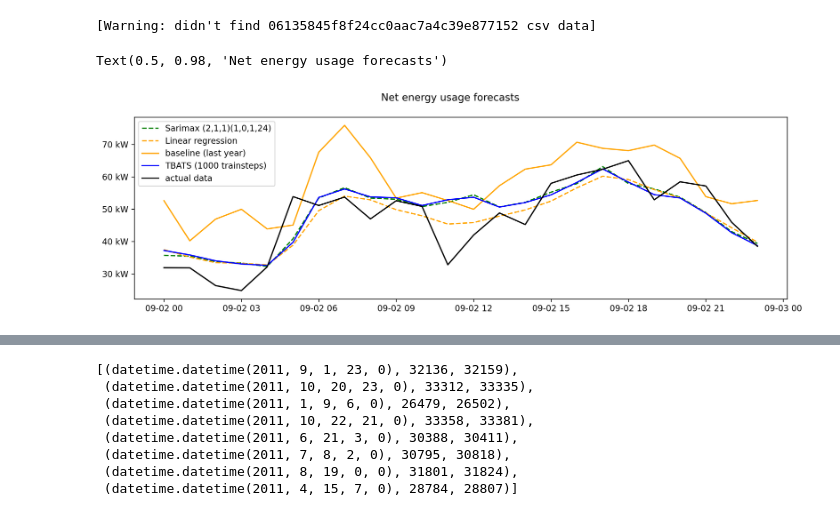
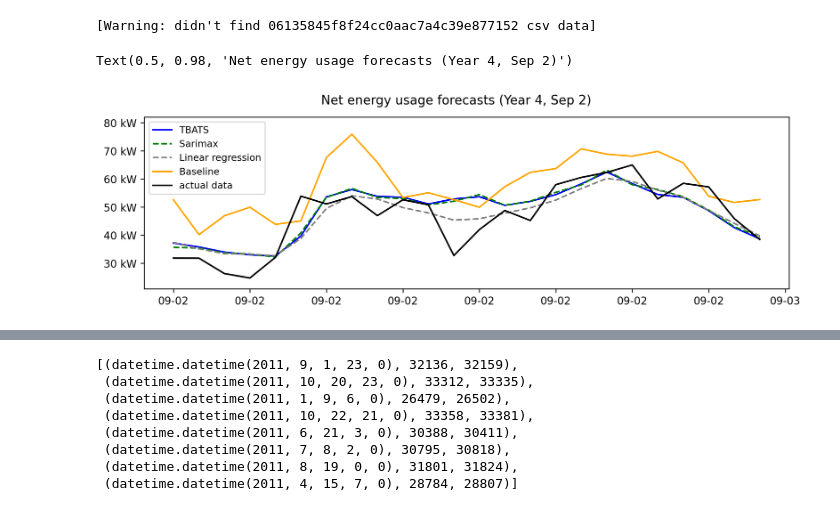
Before and after one commit to erickCantu/TheGreenCitySolutionsGroup, a Jupyter notebook: notebooks/mlflow_evaluation.ipynb, the cells around one changed output, grey strips where cells are left out. Drawn from its saved outputs; the diff is of its cells as text; code cells hidden in the pictures.

```diff
--- a/notebooks/mlflow_evaluation.ipynb
+++ b/notebooks/mlflow_evaluation.ipynb
@@ -68,14 +68,16 @@ df.to_csv("../data/results/evaluation_matrix.csv")
 # %%
 def row_label(df_row):
     if df_row["model"] == "TBATS":
-        if not np.isnan(df_row["train_steps"]):
-            return df_row['model'] + " (" + str(int(df_row['train_steps'])) + " trainsteps)"
-        else:
-            return df_row['model']
+        return df_row['model']
+        #if not np.isnan(df_row["train_steps"]):
+        #    return df_row['model'] + " (" + str(int(df_row['train_steps'])) + " trainsteps)"
+        #else:
+        #    return df_row['model']
     elif df_row["model"] == "sarimax":
-        return df_row["run_name"].capitalize().replace("_", " ")
+        return "Sarimax"
+        # return df_row["run_name"].capitalize().replace("_", " ")
     elif df_row["model"] == "baseline":
-        return "baseline (last year)"
+        return "Baseline"
     elif df_row["model"] == "linear_regression":
         return "Linear regression"
     else:
@@ -89,7 +91,7 @@ plt.rcParams['figure.figsize'] = [12, 4]
 
 model2color = {
     "baseline": "orange",
-    "linear_regression": "orange",
+    "linear_regression": "gray",
     "TBATS": "blue",
     "sarimax": "green",
 }
@@ -107,11 +109,15 @@ for index in indices:
                 #.assign(label = lambda x: f"{x['model']}{steps2str(x['train_steps'])}")
                 .drop_duplicates(subset=["run_name"])
     )
+
+    plot_df = plot_df[plot_df["run_name"] != "sarimax_(6,1,1)(0,0,2,24)"]
+
     plot_df.plot.barh(x="disp_label", y="mse", color=plot_df["col"], legend=None, ax=ax)
     #ax.barh(plot_df["mse"], width=20, color=plot_df["col"], legend=None, height=0.9)
     ax.set_xlabel("Mean squared error")
     ax.set_ylabel(None)
-    fig.suptitle(f"{str(index2datetime(index+1))} to {str(index2datetime(index+24))}")
+    #fig.suptitle(f"{str(index2datetime(index+1))} to {str(index2datetime(index+24))}")
+    #fig.suptitle()
     ax.spines['top'].set_visible(False)
     ax.spines['right'].set_visible(False)
     ax.spines['bottom'].set_visible(False)
@@ -171,10 +177,11 @@ df_from_csv = pd.concat([df_from_csv_1, df_from_csv_2], axis=0, ignore_index=Tru
 #    else:
 #        return y
 import matplotlib.ticker as tick
+from matplotlib.dates import DateFormatter
 
 y_true = actual_df.loc[index_to_plot+1:index_to_plot+24].set_index("datetime")
 
-fig = plt.figure(figsize=(14,4), dpi=240)
+fig = plt.figure(figsize=(11,3), dpi=240)
 ax = fig.add_subplot(111)
 
 
@@ -182,37 +189,40 @@ for run_id, run_data in plot_df.iterrows():
     plot_kwargs = {}
     query_string = f"SELECT * FROM forecast WHERE run_id='{run_id}'" # LIMIT 10"
     run_predictions = pd.read_sql(query_string, db).drop(columns="run_id")
     if len(run_predictions) == 0:
         #print(f"[INFO: for {run_id}, there is not data in the SQL database.]")
         #print(f"[...trying to read from csv file]")
         run_predictions = df_from_csv[df_from_csv.run_id == run_id].copy().drop(columns="run_id")
         if len(run_predictions) == 0:
             print(f"[Warning: didn't find {run_id} csv data]")
             continue
         if run_data.run_name in ["linear_regression", "sarimax_(2,1,1)(1,0,1,24)"]:
             plot_kwargs = {
                 'linestyle': 'dashed'
             }
 
     run_predictions["datetime"] = run_predictions["id"].map(index2datetime)#y_true.index
     color = model2color.get(run_data.model, "gray")
     ax.plot(run_predictions.drop(columns=["id"]).set_index("datetime"), color=color, label=run_data["disp_label"], **plot_kwargs)
     #ax.plot(run_predictions.drop(columns=["id"]).set_index("datetime"), color=color, label=run_data["disp_label"])
 ax.plot(y_true, color="black", label="actual data");
 #plt.yaxis.set_major_formatter(tick.FuncFormatter(y_fmt))
-ax.legend()
+ax.legend(prop={'size': 9})
 
 def y_fmt(x, y):
     return f"{int(x)} kW"
     #return f"x:{x}; y:{y}"
     #return '{:2.2e}'.format(x).replace('e', 'x10^')
 
+ax.set_ylim(21, 82)
 ax.yaxis.set_major_formatter(tick.FuncFormatter(y_fmt))
-fig.suptitle("Net energy usage forecasts")
+date_form = DateFormatter("%m-%d")
+ax.xaxis.set_major_formatter(date_form)
+fig.suptitle("Net energy usage forecasts (Year 4, Sep 2)")
 # %% [output]
 [Warning: didn't find 06135845f8f24cc0aac7a4c39e877152 csv data]
-Text(0.5, 0.98, 'Net energy usage forecasts')
+Text(0.5, 0.98, 'Net energy usage forecasts (Year 4, Sep 2)')
-[figure, old version]
+[figure, new version]
 # %%
 query_string = "SELECT * FROM forecast" # LIMIT 10"
 run_predictions = pd.read_sql(query_string, db)
```
Also changed, not shown: parts of 4 cells of this notebook, 1 other file.
